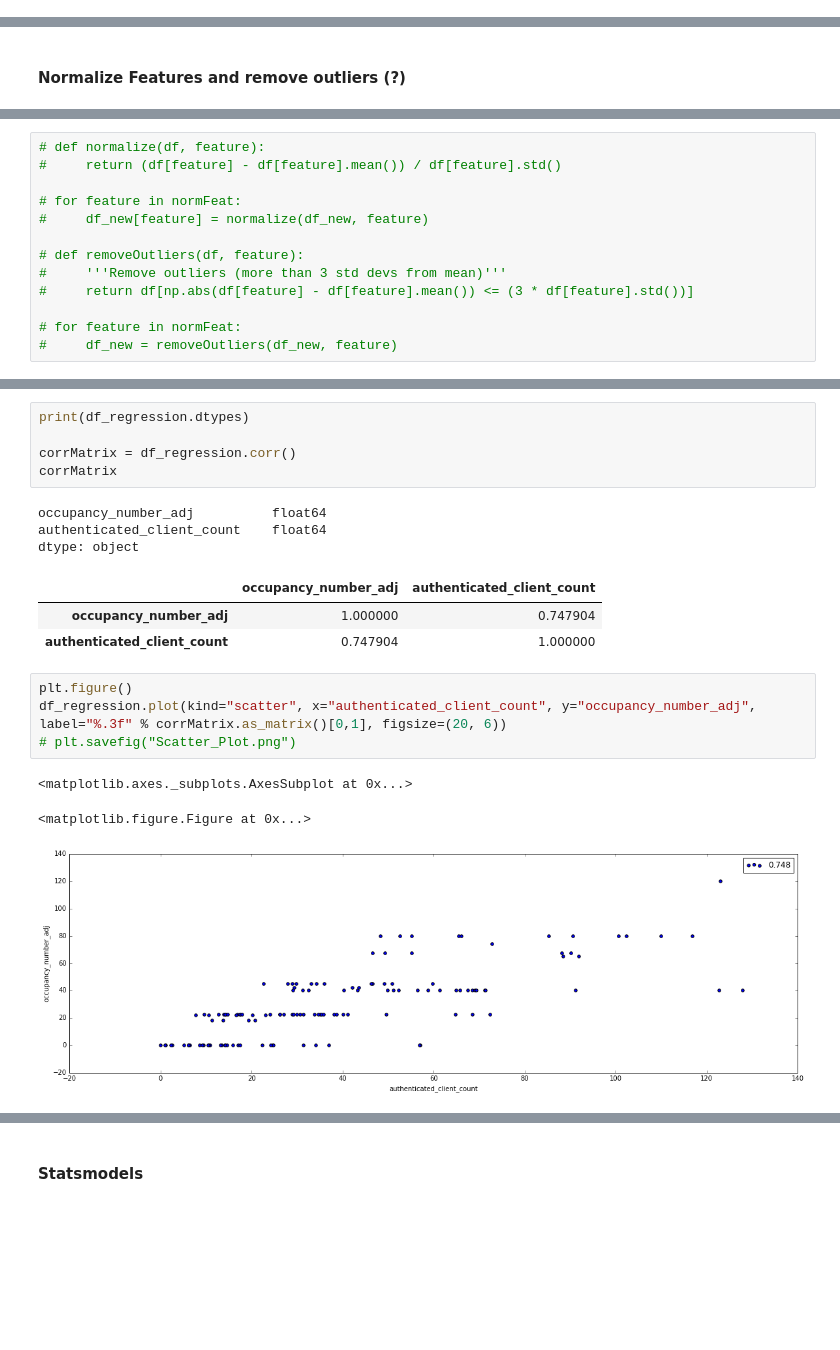
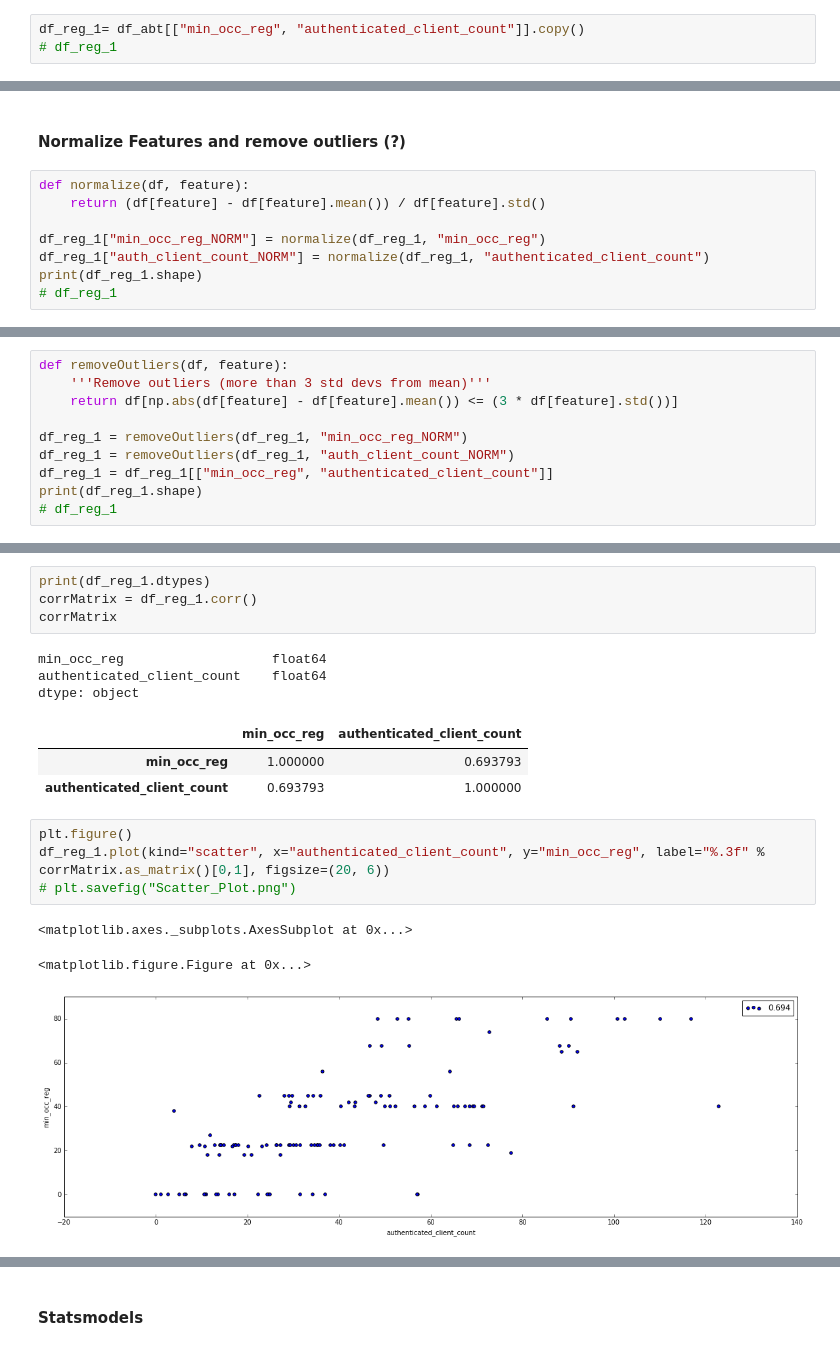
Before and after one commit to ConorSheehan1/ReSTimator_Team1100, a Jupyter notebook: app/project/Untitled.ipynb, the cells around one changed output, grey strips where cells are left out. Drawn from its saved outputs; the diff is of its cells as text; blank space fills up the shorter version.

```diff
--- a/app/project/Untitled.ipynb
+++ b/app/project/Untitled.ipynb
@@ -477,0 +187,3 @@ df_regression
+# %%
+df_reg_1= df_abt[["min_occ_reg", "authenticated_client_count"]].copy()
+# df_reg_1
@@ -478,2 +207,10 @@ df_regression
 # %% [markdown]
 #### Normalize Features and remove outliers (?)
+# %%
+def normalize(df, feature):
+    return (df[feature] - df[feature].mean()) / df[feature].std()
+
+df_reg_1["min_occ_reg_NORM"] = normalize(df_reg_1, "min_occ_reg")
+df_reg_1["auth_client_count_NORM"] = normalize(df_reg_1, "authenticated_client_count")
+print(df_reg_1.shape)
+# df_reg_1
@@ -480,13 +219,10 @@ df_regression
 # %%
-# def normalize(df, feature):
-#     return (df[feature] - df[feature].mean()) / df[feature].std()
+def removeOutliers(df, feature):
+    '''Remove outliers (more than 3 std devs from mean)'''
+    return df[np.abs(df[feature] - df[feature].mean()) <= (3 * df[feature].std())]
 
-# for feature in normFeat:
-#     df_new[feature] = normalize(df_new, feature)
-
-# def removeOutliers(df, feature):
-#     '''Remove outliers (more than 3 std devs from mean)'''
-#     return df[np.abs(df[feature] - df[feature].mean()) <= (3 * df[feature].std())]
-
-# for feature in normFeat:
-#     df_new = removeOutliers(df_new, feature)
+df_reg_1 = removeOutliers(df_reg_1, "min_occ_reg_NORM")
+df_reg_1 = removeOutliers(df_reg_1, "auth_client_count_NORM")
+df_reg_1 = df_reg_1[["min_occ_reg", "authenticated_client_count"]]
+print(df_reg_1.shape)
+# df_reg_1
@@ -510,20 +246,19 @@ plt.tight_layout(pad=2.0, w_pad=2.0, h_pad=3.0) #set padding
 # %%
-print(df_regression.dtypes)
-
-corrMatrix = df_regression.corr()
+print(df_reg_1.dtypes)
+corrMatrix = df_reg_1.corr()
 corrMatrix
 # %% [output]
-occupancy_number_adj          float64
+min_occ_reg                   float64
 authenticated_client_count    float64
 dtype: object
-|  | occupancy_number_adj | authenticated_client_count |
-| occupancy_number_adj | 1.000000 | 0.747904 |
-| authenticated_client_count | 0.747904 | 1.000000 |
+|  | min_occ_reg | authenticated_client_count |
+| min_occ_reg | 1.000000 | 0.693793 |
+| authenticated_client_count | 0.693793 | 1.000000 |
 # %%
 plt.figure()
-df_regression.plot(kind="scatter", x="authenticated_client_count", y="occupancy_number_adj", label="%.3f" % corrMatrix.as_matrix()[0,1], figsize=(20, 6))
+df_reg_1.plot(kind="scatter", x="authenticated_client_count", y="min_occ_reg", label="%.3f" % corrMatrix.as_matrix()[0,1], figsize=(20, 6))
 # plt.savefig("Scatter_Plot.png")
 # %% [output]
 <matplotlib.axes._subplots.AxesSubplot at 0x...>
 <matplotlib.figure.Figure at 0x...>
-[figure, old version]
+[figure, new version]
```
Also changed, not shown: parts of 82 cells of this notebook, 4 other files.
